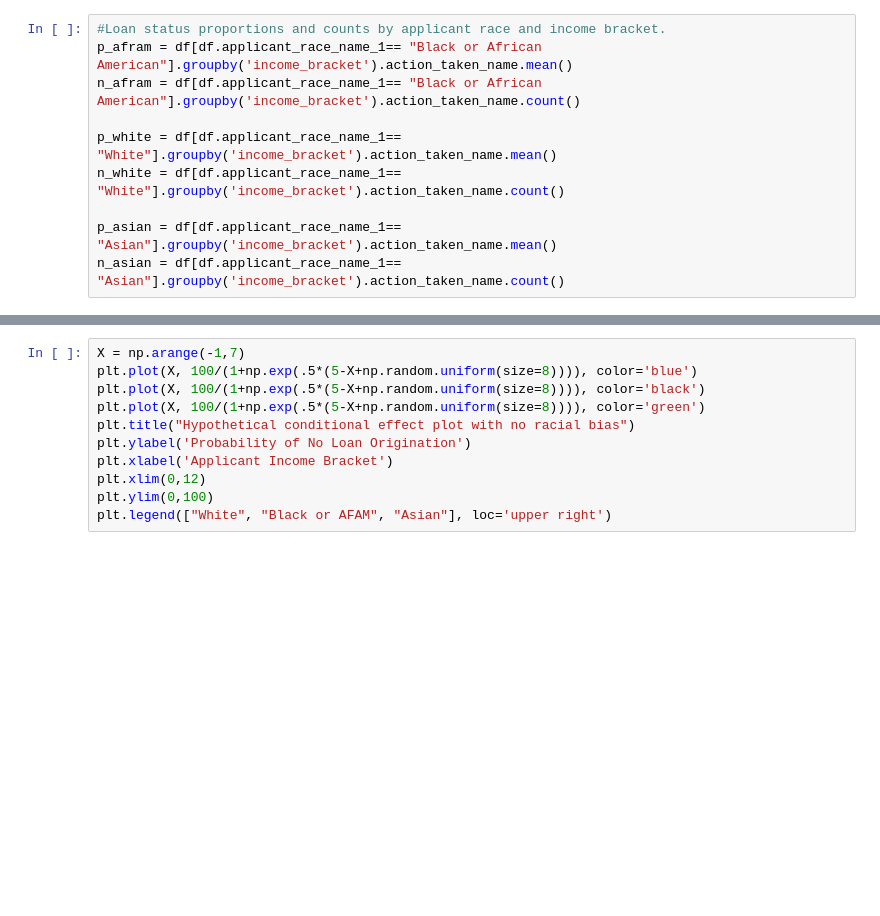
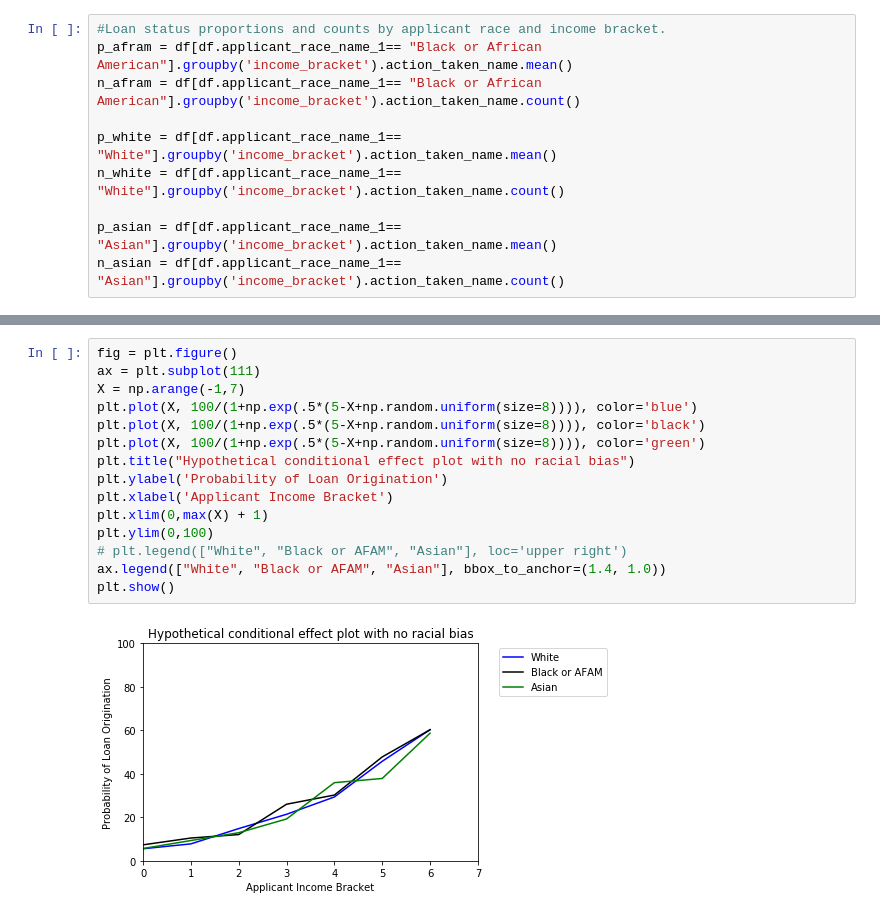
Before and after one commit to cteicher-m/loanBiases, a Jupyter notebook: processing.ipynb, the cells around one changed output, grey strips where cells are left out. Cells and saved outputs as stored; diff of their text form; blank space fills up the shorter version.

```diff
--- a/processing.ipynb
+++ b/processing.ipynb
@@ -113,12 +167,18 @@ plt.legend(loc='upper right')
 # %%
+fig = plt.figure()
+ax = plt.subplot(111)
 X = np.arange(-1,7)
 plt.plot(X, 100/(1+np.exp(.5*(5-X+np.random.uniform(size=8)))), color='blue')
 plt.plot(X, 100/(1+np.exp(.5*(5-X+np.random.uniform(size=8)))), color='black')
 plt.plot(X, 100/(1+np.exp(.5*(5-X+np.random.uniform(size=8)))), color='green')
 plt.title("Hypothetical conditional effect plot with no racial bias")
-plt.ylabel('Probability of No Loan Origination')
+plt.ylabel('Probability of Loan Origination')
 plt.xlabel('Applicant Income Bracket')
-plt.xlim(0,12)
+plt.xlim(0,max(X) + 1)
 plt.ylim(0,100)
-plt.legend(["White", "Black or AFAM", "Asian"], loc='upper right')
+# plt.legend(["White", "Black or AFAM", "Asian"], loc='upper right')
+ax.legend(["White", "Black or AFAM", "Asian"], bbox_to_anchor=(1.4, 1.0))
+plt.show()
+# %% [output]
+[figure, added]
 # %%
```
Also changed, not shown: parts of 10 cells of this notebook.
